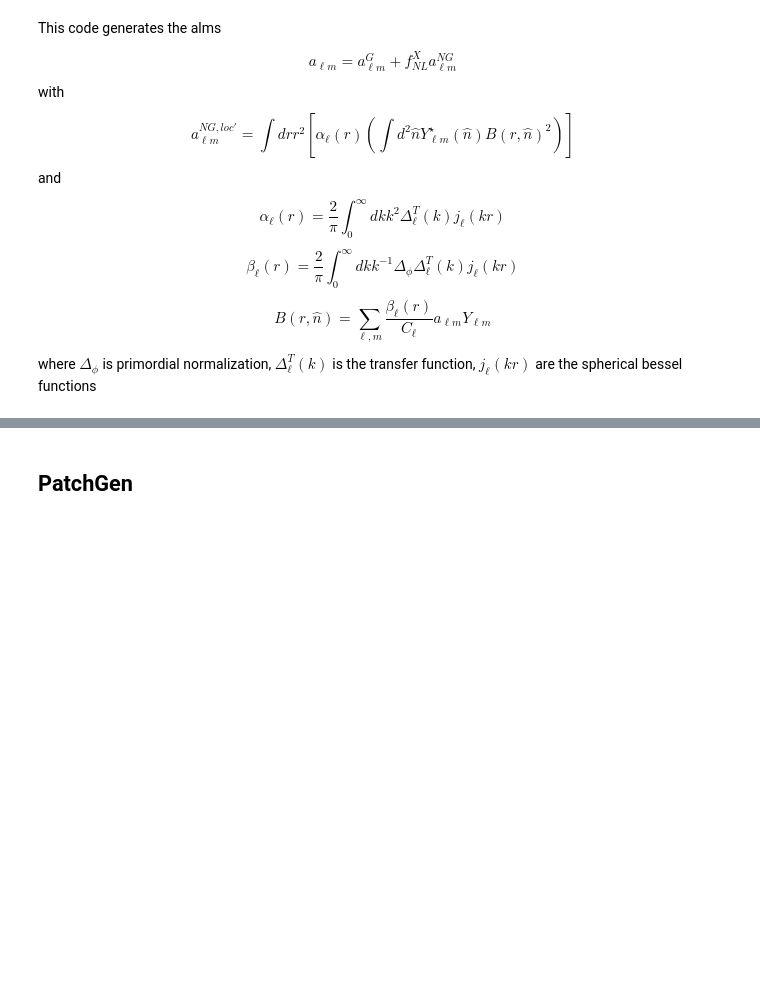
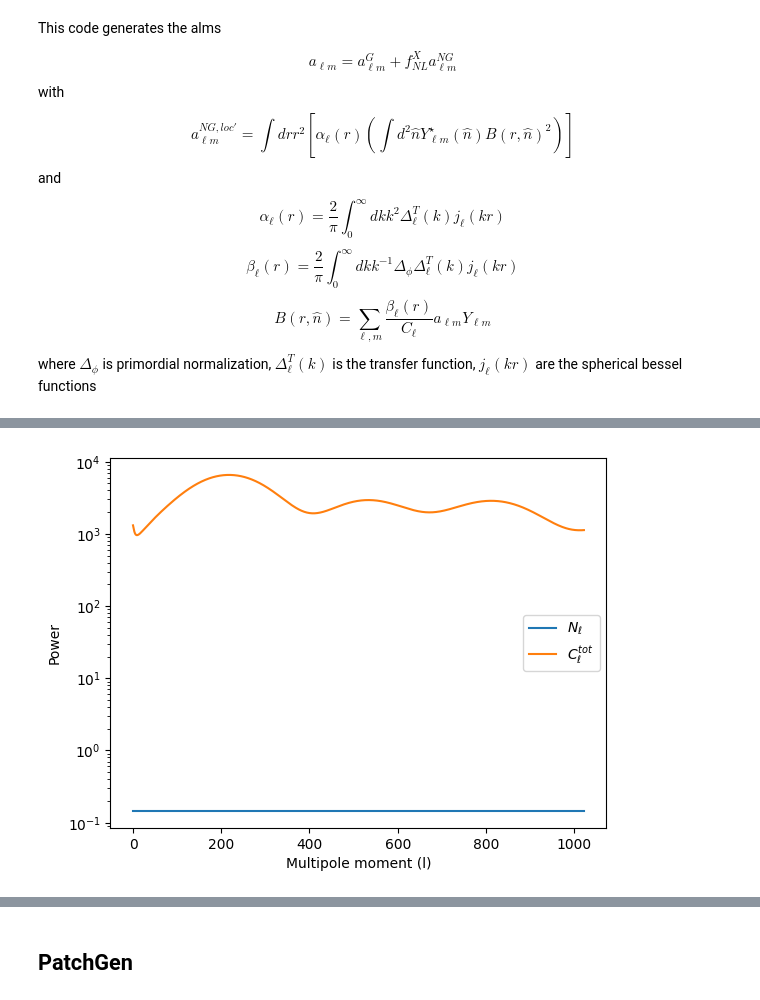
Before and after one commit to JBrandonS/MLPNG, a Jupyter notebook: simulator.ipynb, the cells around one changed output, grey strips where cells are left out. Saved outputs shown, nothing was run; the diff lists cells and outputs as text; code cells hidden in the pictures; blank space fills up the shorter version.

```diff
--- a/simulator.ipynb
+++ b/simulator.ipynb
@@ -194,0 +193,13 @@ alms = remove_mono_dipole(alms)
+# %%
+ells = np.arange(2, s.nell)
+scale = ells * (ells + 1) / 2 / np.pi
+N_ell = s.noise_ell[0, 2:]
+C_ell_tot = scale * s.c_ells[2 : s.nell, 0] + N_ell
+
+plt.semilogy(N_ell, label=r"$N_\ell$")
+plt.semilogy(C_ell_tot, label=r"$C_{\ell}^{tot}$")
+plt.legend()
+plt.xlabel("Multipole moment (l)")
+plt.ylabel("Power")
+plt.show()
+# %% [output]
@@ -195,3 +207,4 @@ alms = remove_mono_dipole(alms)
+[figure, added]
 # %%
 i, j = s.rng.integers(s.nsims), s.rng.integers(s.npol)
 
```
Also changed, not shown: parts of 12 cells of this notebook, 5 other files.
